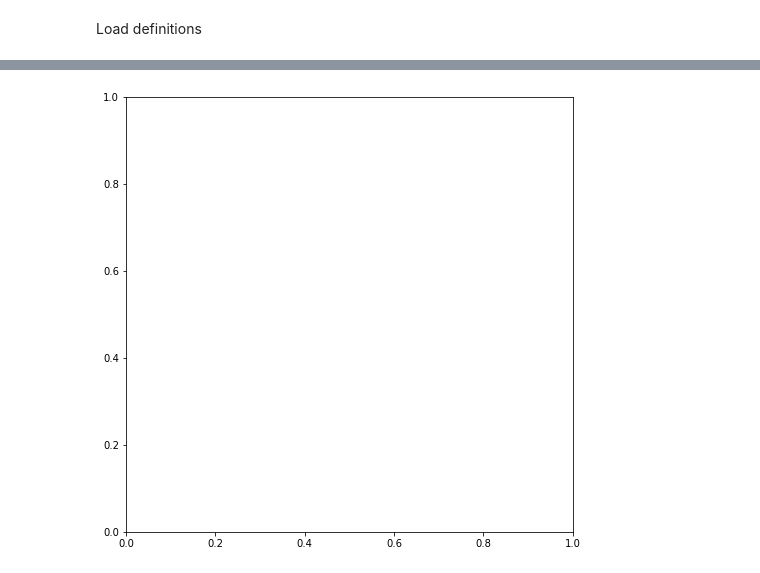
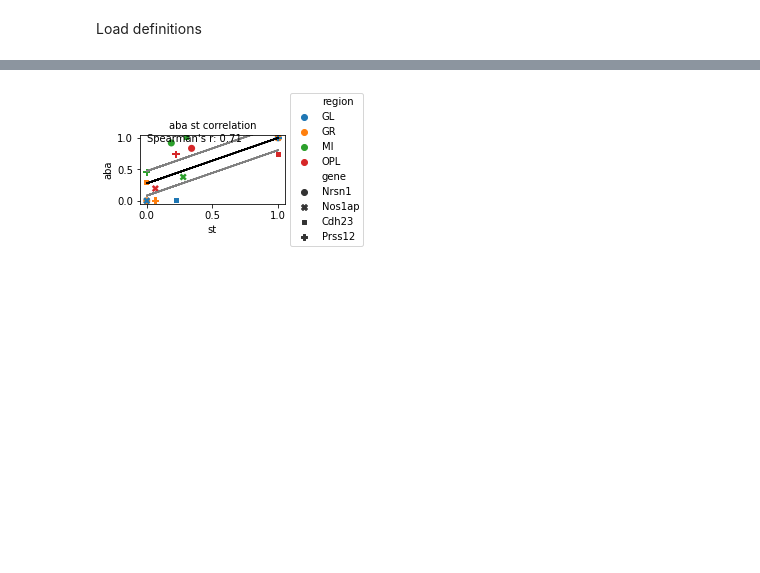
Before and after one commit to klarman-cell-observatory/sm-omics, a Jupyter notebook: enrichments/ABA_correlations.ipynb, the cells around one changed output, grey strips where cells are left out. Cells and saved outputs as stored; diff of their text form; code cells hidden in the pictures; blank space fills up the shorter version.

Commit message:
data spread

```diff
--- a/enrichments/ABA_correlations.ipynb
+++ b/enrichments/ABA_correlations.ipynb
@@ -255,3 +686,17 @@ aba_df['Condition'] = 'aba'
+# %%
+aba_scaled = []
+gene_names = []
+for gene in genes:
+    if gene in aba_spec.index:
+        abs_gene = aba_spec.loc[gene]
+        #print(np.log(pd.DataFrame(abs_gene.groupby('ABA_region')['Expression target'].mean()).transform(lambda x: minmax_scale(x))))
+        aba_scaled.append(list(pd.DataFrame((abs_gene.groupby('region')['aba-mean'].mean())).transform(lambda x: minmax_scale(x))['aba-mean']))
+        gene_names.append(gene)
+
+aba_df = pd.DataFrame(aba_scaled).T
+aba_df.columns = gene_names
+aba_df.index = abs_gene.groupby('region')['aba-mean'].mean().index
+aba_df['Condition'] = 'aba'
 # %%
 aba_df
 # %% [output]
@@ -265,7 +709,7 @@ aba_df
 # %%
 "Make list for corplots"
 corr_df = pd.DataFrame([[item for sublist in aba_scaled for item in sublist],[item for sublist in gene_scaled for item in sublist]]).T
-corr_df.columns = ['aba', 'sm-omics']
-corr_df['region'] = list(np.unique(abs_gene.groupby('ABA_region')['Expression target'].mean().index))*len(gene_names)
-corr_df['gene'] = [j for j in gene_names for i in np.unique(abs_gene.groupby('ABA_region')['Expression target'].mean().index)]
+corr_df.columns = ['aba', 'st']
+corr_df['region'] = list(np.unique(abs_gene.groupby('region')['aba-mean'].mean().index))*len(gene_names)
+corr_df['gene'] = [j for j in gene_names for i in np.unique(abs_gene.groupby('region')['aba-mean'].mean().index)]
 corr_df = corr_df.fillna(0)
@@ -274,39 +768,37 @@ ValueError: Length of values (25) does not match length of index (23)
 # %%
-for gene in genes:
-    # Plot
-    from scipy.stats import linregress, spearmanr, pearsonr
-    # initialize a figure
-    fig, ax = plt.subplots(figsize=(8, 8))
+# initialize a figure
+fig, ax = plt.subplots(figsize=(4, 2))
 
-    x = 'sm-omics'
-    y = 'aba'
-    hue = 'region'
-    style = 'gene'
-    corr_df_sub = corr_df[corr_df['gene'] == gene]
+x = 'st'
+y = 'aba'
+hue = 'region'
+style = 'gene'
+corr_df_sub = corr_df
 
-    sns.scatterplot(x=x, y=y, hue=hue, style = style, data=corr_df_sub, ax=ax, s=50, linewidth=0)
+sns.scatterplot(x=x, y=y, hue=hue, style=style, data=corr_df_sub, ax=ax, s=50, linewidth=0)
 
-    # Calculate the linear regression
-    slope, intercept, r_value, p_value, std_err = linregress(corr_df_sub[x], corr_df_sub[y])
+# Calculate the linear regression
+slope, intercept, r_value, p_value, std_err = linregress(corr_df_sub[x], corr_df_sub[y])
 
-    coef = np.polyfit(corr_df_sub[x],corr_df_sub[y],1)
-    poly1d_fn = np.poly1d(coef)
-    ax.plot(corr_df_sub[x], poly1d_fn(corr_df_sub[x]), c="k")
-    ax.plot(corr_df_sub[x], poly1d_fn(corr_df_sub[x])+std_err, c="grey")
-    ax.plot(corr_df_sub[x], poly1d_fn(corr_df_sub[x])-std_err, c="grey")
-    #ax.errorbar(trans[x], poly1d_fn(trans[x]), yerr=poly1d_fn(trans[x]) - trans[y], fmt='.k')
+coef = np.polyfit(corr_df_sub[x],corr_df_sub[y],1)
+poly1d_fn = np.poly1d(coef)
+ax.plot(corr_df_sub[x], poly1d_fn(corr_df_sub[x]), c="k")
+ax.plot(corr_df_sub[x], poly1d_fn(corr_df_sub[x])+std_err, c="grey")
+ax.plot(corr_df_sub[x], poly1d_fn(corr_df_sub[x])-std_err, c="grey")
+ax.set_ylim([-0.05,1.05])
+ax.set_xlim([-0.05,1.05])
+#ax.errorbar(trans[x], poly1d_fn(trans[x]), yerr=poly1d_fn(trans[x]) - trans[y], fmt='.k')
 
-    # Spearman's & Pearson's r
-    spear, pspear = spearmanr(corr_df_sub[x], corr_df_sub[y])
-    pear, p = pearsonr(corr_df_sub[x], corr_df_sub[y])
-    print(gene)
-    print("Spearman's r: " + str(round(spear, 3)))
-    print("Spearman's p value: " + str(pspear))
-    ax.text(0.05, 0.9, "Spearman's r: " + str(round(spear, 3)), transform=ax.transAxes, fontsize=15)
+# Spearman's & Pearson's r
+spear, pspear = spearmanr(corr_df_sub[x], corr_df_sub[y])
+pear, p = pearsonr(corr_df_sub[x], corr_df_sub[y])
+print("Spearman's r: " + str(round(spear, 3)))
+print("Spearman's p value: " + str(pspear))
+ax.text(0.05, 0.9, "Spearman's r: " + str(round(spear, 2)), transform=ax.transAxes, fontsize=10)
+ax.set_title('aba st correlation', fontsize=10)
+ax.legend(loc='center left', bbox_to_anchor=(1, 0.5))
+plt.tight_layout()
 
-    ax.legend(loc='center left', bbox_to_anchor=(1, 0.5))
-    plt.tight_layout()
-
-    #plt.savefig("IFvsGENE_Neun.pdf", transparent=True, bbox_inches = 'tight',
-    #    pad_inches = 0, dpi=1200, rasterized=True)
+plt.savefig("../../figures/aba_st_genes_correlation.pdf", transparent=True, bbox_inches = 'tight',
+   pad_inches = 0, dpi=1200, rasterized=True)
 # %% [output]
@@ -314 +807 @@ KeyError: 'gene'
-[figure, old version]
+[figure, new version]
```
Also changed, not shown: parts of 34 cells of this notebook, 1 other file.
